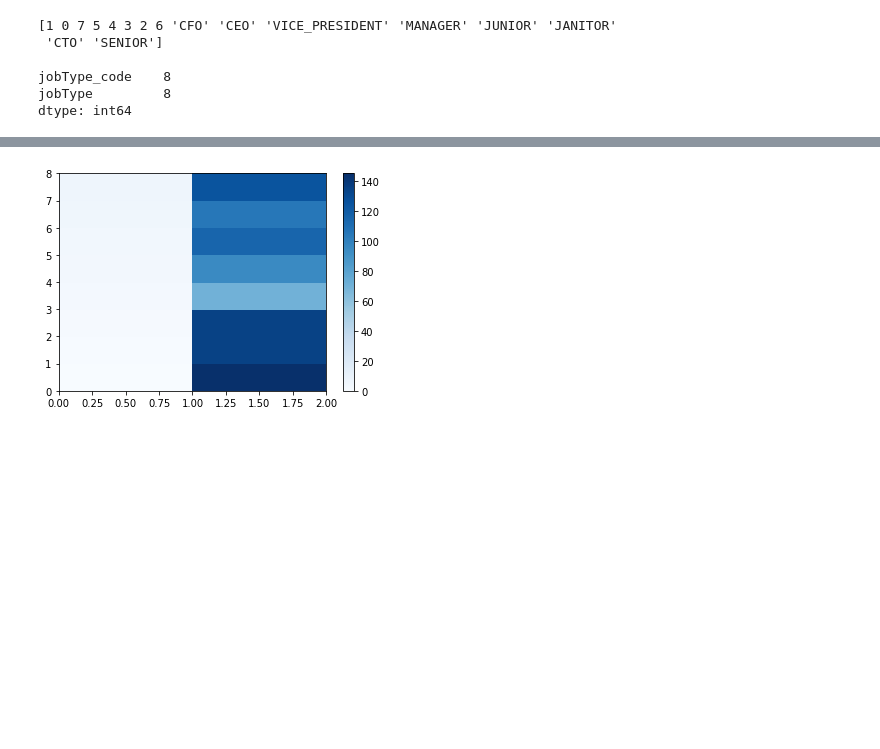
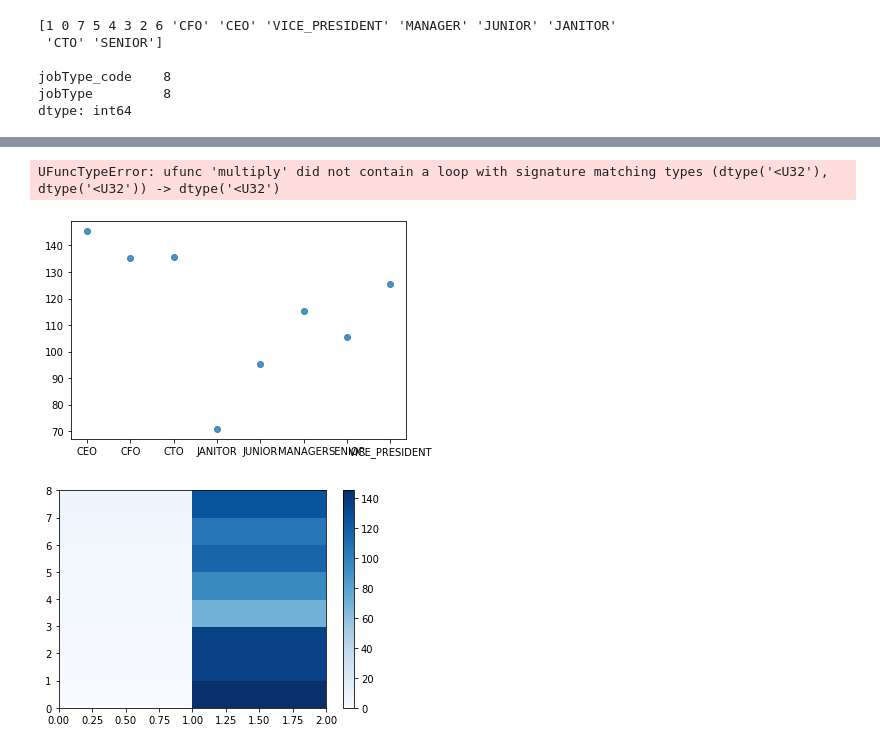
Before and after one commit to manoharpavuluri/datascience, a Jupyter notebook: salary_prediction/salary_pred.ipynb, the cells around one changed output, grey strips where cells are left out. Drawn from its saved outputs; the diff is of its cells as text; code cells hidden in the pictures; blank space fills up the shorter version.

```diff
--- a/salary_prediction/salary_pred.ipynb
+++ b/salary_prediction/salary_pred.ipynb
@@ -158,3 +158,10 @@ print(train_merge_cat[['jobType_code','jobType']].nunique())
 jobType_code    8
 jobType         8
 dtype: int64
+# %%
+
+
+# grouping results
+train_merge_grp_jb = train_merge[['jobType','salary']]
+train_merge_grp_jb1 = train_merge_grp_jb.groupby(['jobType'],as_index=False).mean().sort_values(by='salary',ascending=False)
+train_merge_grp_jb1
@@ -160,0 +178,6 @@ dtype: int64
+# %%
+sns.regplot(x="jobType", y="salary", data=train_merge_grp_jb1)
+plt.ylim(0,)
+# %% [output]
+UFuncTypeError: ufunc 'multiply' did not contain a loop with signature matching types (dtype('<U32'), dtype('<U32')) -> dtype('<U32')
+[figure, added]
```
Also changed, not shown: parts of 3 cells of this notebook, 2 other files.
